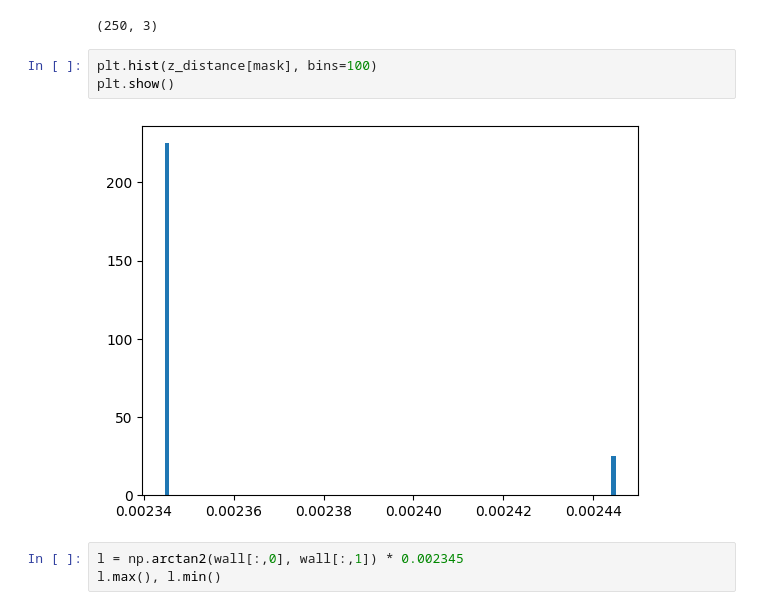
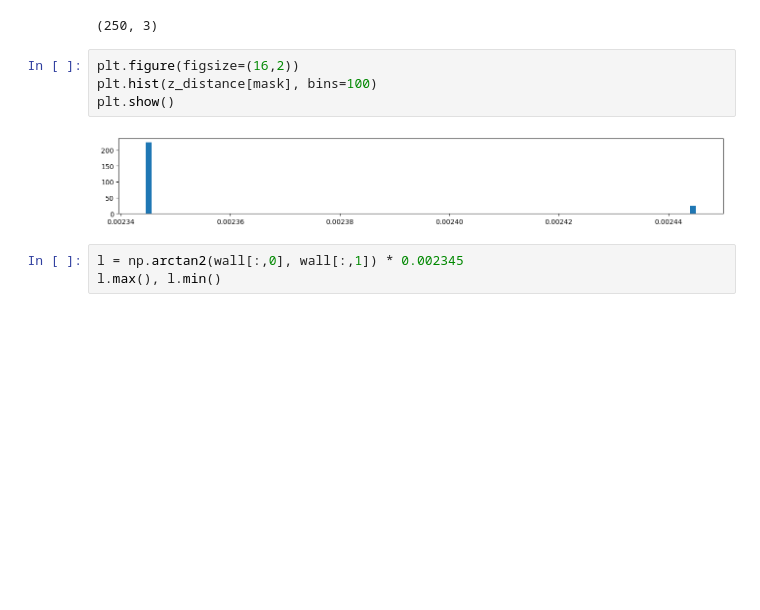
Before and after one commit to gyakusu/Mophing, a Jupyter notebook: python/BearingMakeList.ipynb, the cells around one changed output. Saved outputs shown, nothing was run; the diff lists cells and outputs as text; blank space fills up the shorter version.

```diff
--- a/python/BearingEdgeView.ipynb
+++ b/python/BearingMakeList.ipynb
@@ -46,10 +47,11 @@ wall.shape
 # %% [output]
 (250, 3)
 # %%
+plt.figure(figsize=(16,2))
 plt.hist(z_distance[mask], bins=100)
 plt.show()
 # %% [output]
-[figure, old version]
+[figure, new version]
 # %%
 l = np.arctan2(wall[:,0], wall[:,1]) * 0.002345
 l.max(), l.min()
```
Also changed, not shown: parts of 30 cells of this notebook, 3 other files.
